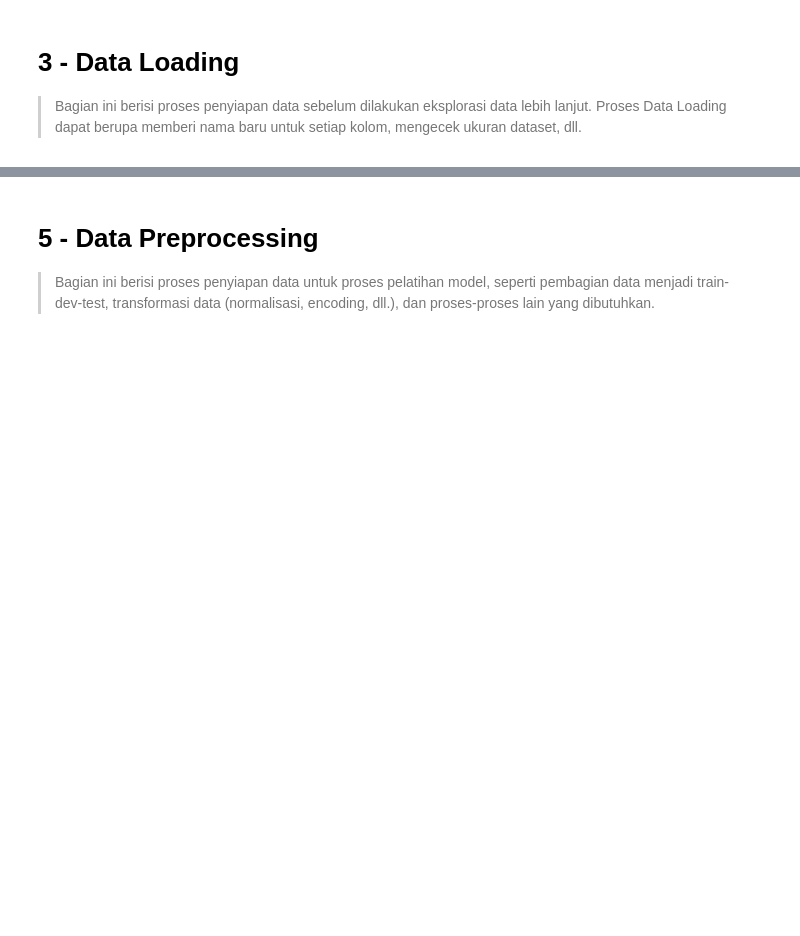
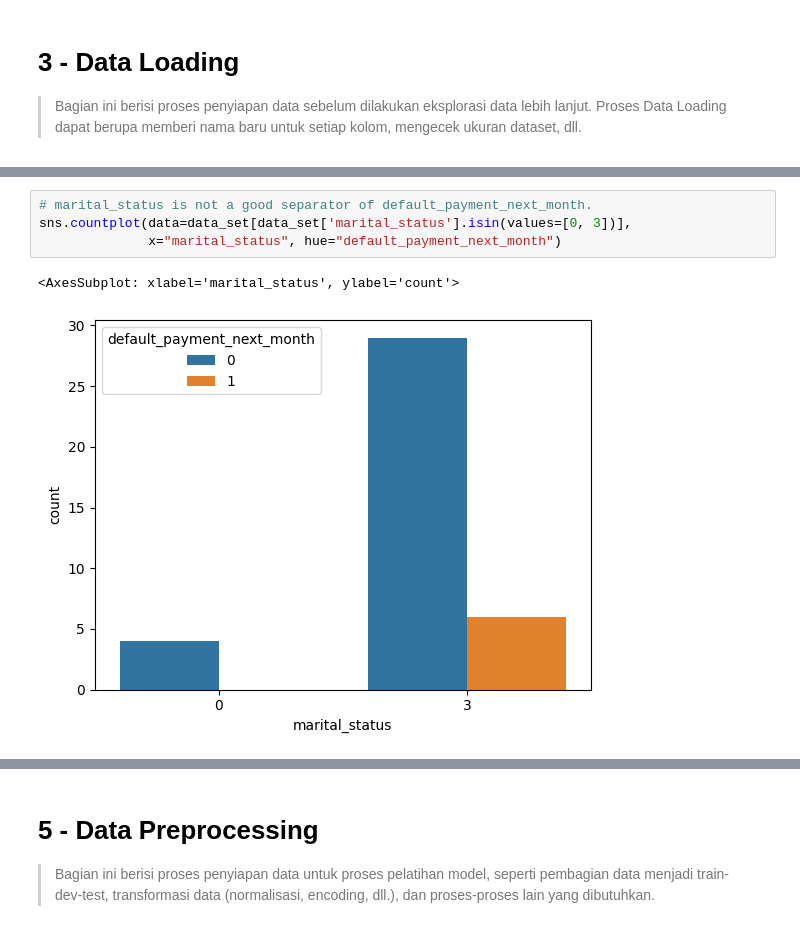
Before and after one commit to jasonrichdarmawan/p1-ml1, a Jupyter notebook: h8dsft_P1M1_jason_rich_darmawan_onggo_putra.ipynb, the cells around one changed output, grey strips where cells are left out. Saved outputs shown, nothing was run; the diff lists cells and outputs as text; blank space fills up the shorter version.

```diff
--- a/h8dsft_P1M1_jason_rich_darmawan_onggo_putra.ipynb
+++ b/h8dsft_P1M1_jason_rich_darmawan_onggo_putra.ipynb
@@ -223,0 +423,7 @@ y or target:
+# %%
+# marital_status is not a good separator of default_payment_next_month.
+sns.countplot(data=data_set[data_set['marital_status'].isin(values=[0, 3])],
+              x="marital_status", hue="default_payment_next_month")
+# %% [output]
+<AxesSubplot: xlabel='marital_status', ylabel='count'>
+[figure, added]
```
Also changed, not shown: parts of 57 cells of this notebook.
